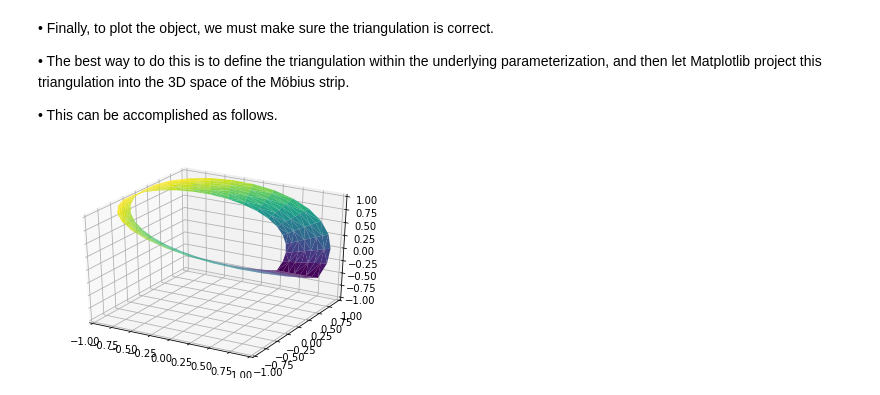
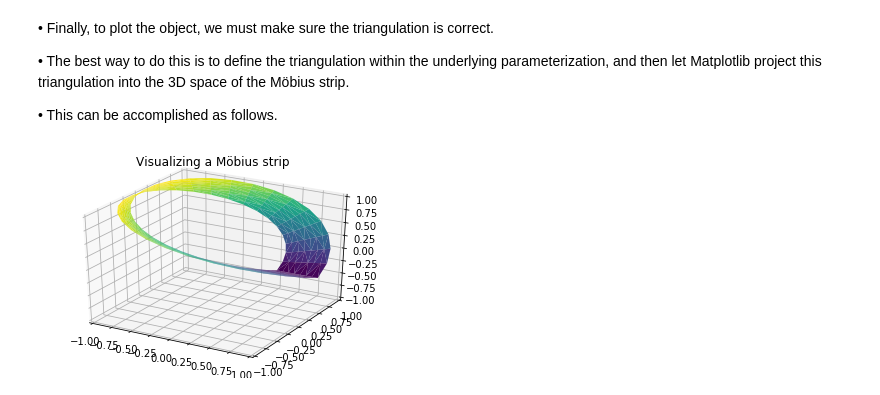
Before and after one commit to rajesh1994/python_excercise_programiz, a Jupyter notebook: python/11_matplotlib/python_for_datascience_handbook/12. Three-Dimensional Plotting in Matplotlib.ipynb, the cells around one changed output. Cells and saved outputs as stored; diff of their text form; code cells hidden in the pictures.

```diff
--- a/python/11_matplotlib/python_for_datascience_handbook/12. Three-Dimensional Plotting in Matplotlib.ipynb
+++ b/python/11_matplotlib/python_for_datascience_handbook/12. Three-Dimensional Plotting in Matplotlib.ipynb
@@ -222,12 +222,13 @@ z = np.ravel(r * np.sin(phi))
 # %%
 from matplotlib.tri import Triangulation
 tri = Triangulation(np.ravel(w), np.ravel(theta))
 
 ax = plt.axes(projection = '3d')
-ax.plot_trisurf(x, y, z, triangles = tri.triangles, cmap = 'viridis', linewidth = 0.2);
+ax.plot_trisurf(x, y, z, triangles = tri.triangles, cmap = 'viridis', linewidth = 0.2)
 
-ax.set_xlim(-1, 1);
-ax.set_ylim(-1, 1);
-ax.set_zlim(-1, 1);
+ax.set_xlim(-1, 1)
+ax.set_ylim(-1, 1)
+ax.set_zlim(-1, 1)
+ax.set_title('Visualizing a Möbius strip');
 # %% [output]
-[figure, old version]
+[figure, new version]
```
Also changed, not shown: parts of 2 cells of this notebook, 2 other files.
